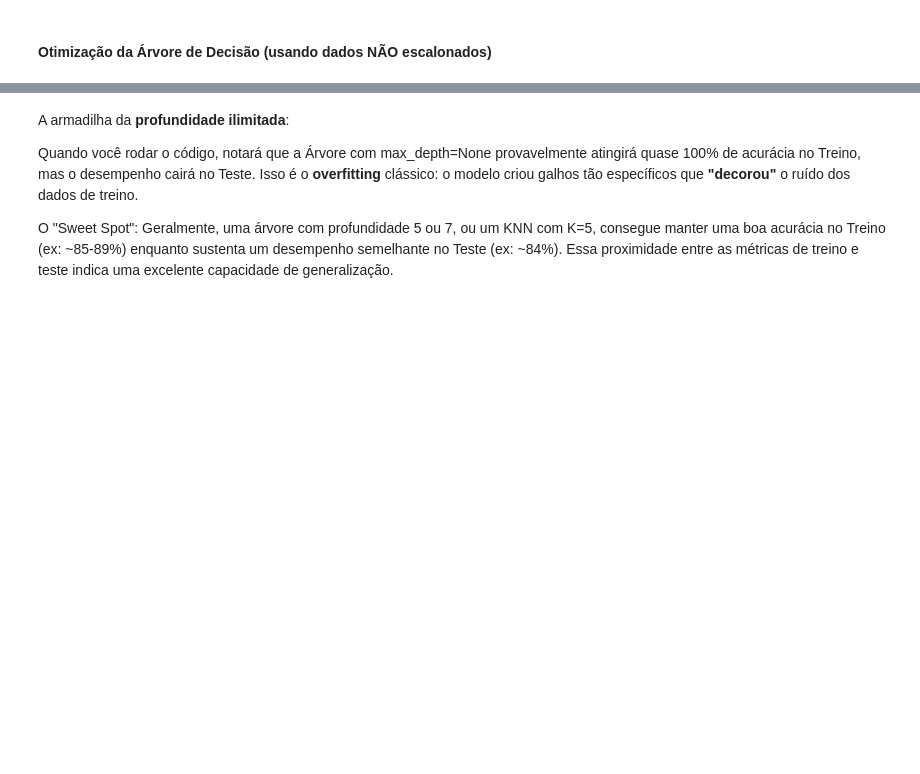
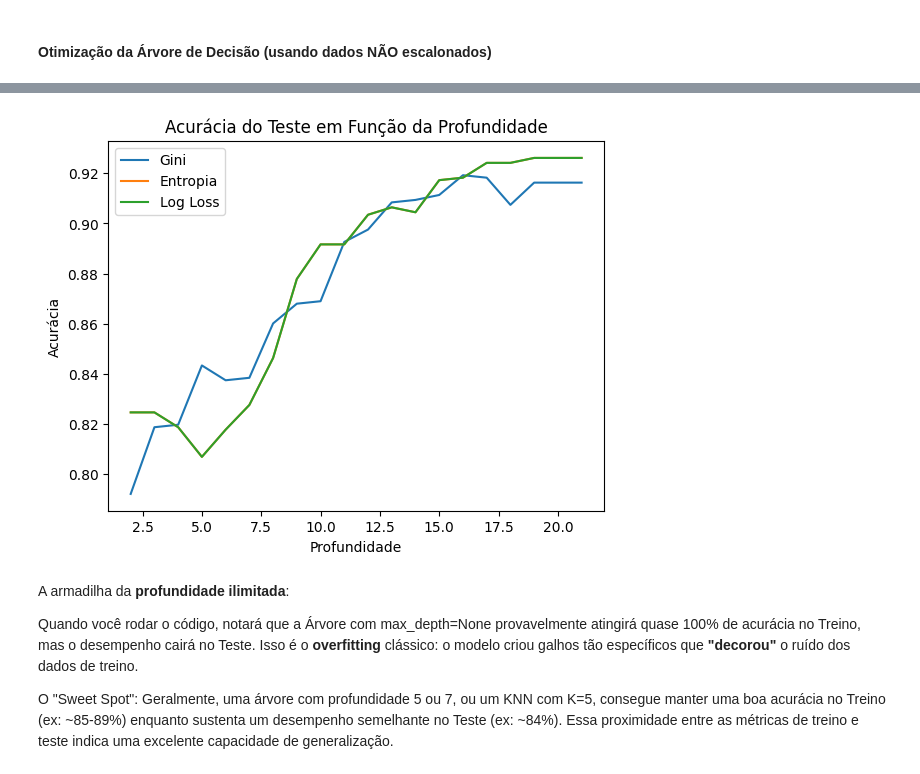
Before and after one commit to renandi/sctec-mlcv-projeto-final-m1, a Jupyter notebook: main.ipynb, the cells around one changed output, grey strips where cells are left out. Drawn from its saved outputs; the diff is of its cells as text; code cells hidden in the pictures; blank space fills up the shorter version.

Commit message:
Criado usando o Colab para melhorar explorar o DecisionTreeClassifier

```diff
--- a/main.ipynb
+++ b/main.ipynb
@@ -553,0 +573,13 @@ Profundidade=None | Acurácia Treino: 1.000 | Acurácia Teste: 0.908
+# %%
+print("\n--- Diagnóstico Árvore de Decisão - Entropia ---")
+
+entropy_acc_test = []
+for depth in depths:
+    dt = DecisionTreeClassifier(max_depth=depth, random_state=42, criterion='entropy')
+    dt.fit(X_train_bal, y_train_bal)
+
+    acc_train = accuracy_score(y_train_bal, dt.predict(X_train_bal))
+    acc_test = accuracy_score(y_test, dt.predict(X_test))
+
+    entropy_acc_test.append(acc_test)
+    print(f"Profundidade={depth} | Acurácia Treino: {acc_train:.3f} | Acurácia Teste: {acc_test:.3f} {'✅' if acc_test >= acceptance_threshold else '❌'}")
@@ -553,0 +604,13 @@ Profundidade=None | Acurácia Treino: 1.000 | Acurácia Teste: 0.908
+# %%
+print("\n--- Diagnóstico Árvore de Decisão - Log loss ---")
+
+loss_acc_test = []
+for depth in depths:
+    dt = DecisionTreeClassifier(max_depth=depth, random_state=42, criterion='log_loss')
+    dt.fit(X_train_bal, y_train_bal)
+
+    acc_train = accuracy_score(y_train_bal, dt.predict(X_train_bal))
+    acc_test = accuracy_score(y_test, dt.predict(X_test))
+
+    loss_acc_test.append(acc_test)
+    print(f"Profundidade={depth} | Acurácia Treino: {acc_train:.3f} | Acurácia Teste: {acc_test:.3f} {'✅' if acc_test >= acceptance_threshold else '❌'}")
@@ -554,3 +635,14 @@ Profundidade=None | Acurácia Treino: 1.000 | Acurácia Teste: 0.908
+# %%
+plt.plot(depths, gini_test_acc, label='Gini')
+plt.plot(depths, entropy_acc_test, label='Entropia')
+plt.plot(depths, loss_acc_test, label='Log Loss')
+plt.title('Acurácia do Teste em Função da Profundidade')
+plt.xlabel('Profundidade')
+plt.ylabel('Acurácia')
+plt.legend()
+plt.show()
+# %% [output]
+[figure, added]
 # %% [markdown]
 A armadilha da **profundidade ilimitada**:
 
```
Also changed, not shown: parts of 5 cells of this notebook.
